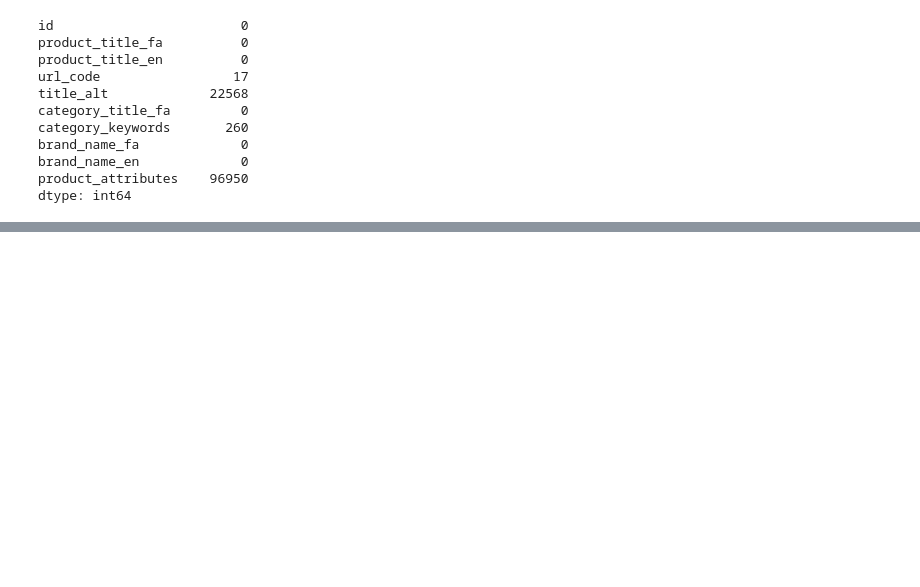
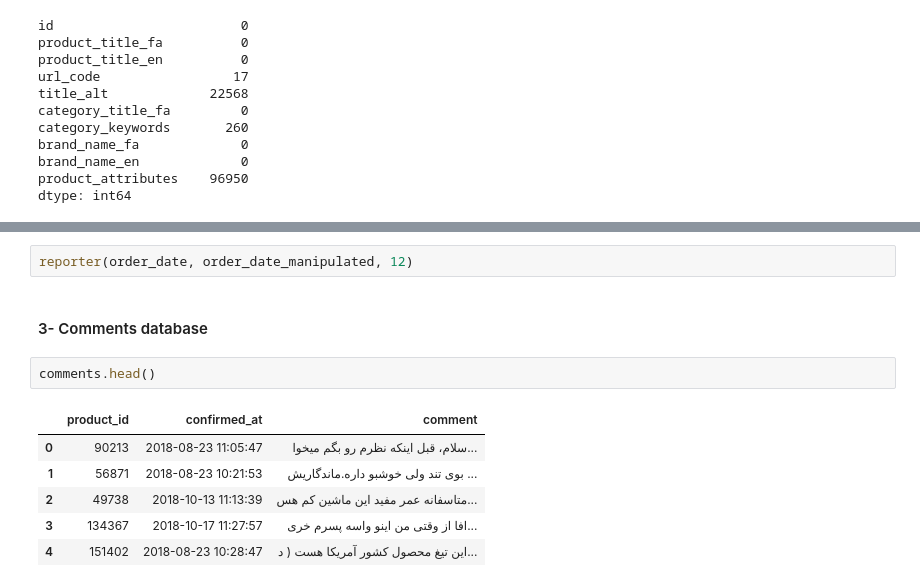
Before and after one commit to nahbos/Data-Mining-on-DigiKala-datasets, a Jupyter notebook: DM-1thProj-Q4.ipynb, the cells around one changed output, grey strips where cells are left out. Saved outputs shown, nothing was run; the diff lists cells and outputs as text; blank space fills up the shorter version.

```diff
--- a/DM-1thProj-Q4.ipynb
+++ b/DM-1thProj-Q4.ipynb
@@ -115,0 +209,13 @@ missed_values_after_fill_in
+# %%
+reporter(order_date, order_date_manipulated, 12)
+# %% [markdown]
+#### 3- Comments database
+# %%
+comments.head()
+# %% [output]
+|  | product_id | confirmed_at | comment |
+| 0 | 90213 | 2018-08-23 11:05:47 | سلام، قبل اینکه نظرم رو بگم میخوا... |
+| 1 | 56871 | 2018-08-23 10:21:53 | بوی تند ولی خوشبو داره.ماندگاریش ... |
+| 2 | 49738 | 2018-10-13 11:13:39 | متاسفانه عمر مفید این ماشین کم هس... |
+| 3 | 134367 | 2018-10-17 11:27:57 | افا از وقتی من اینو واسه پسرم خری... |
+| 4 | 151402 | 2018-08-23 10:28:47 | این تیغ محصول کشور آمریکا هست ( د... |
```
Also changed, not shown: parts of 22 cells of this notebook.
